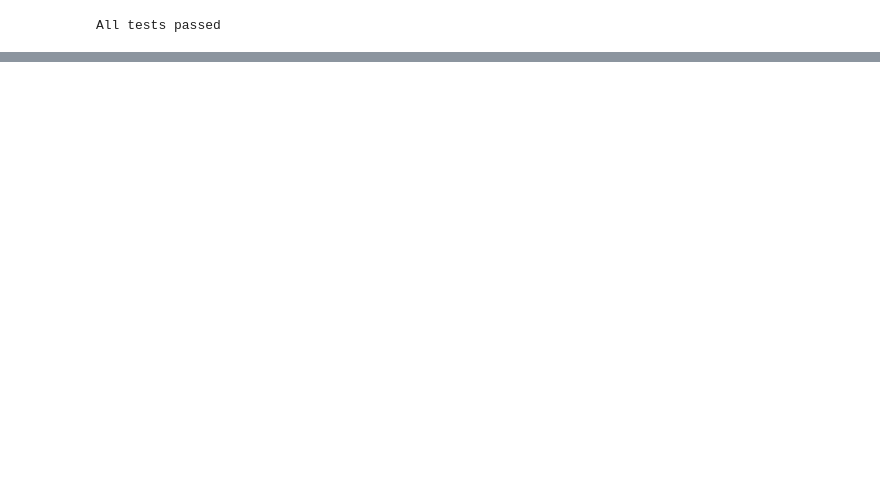
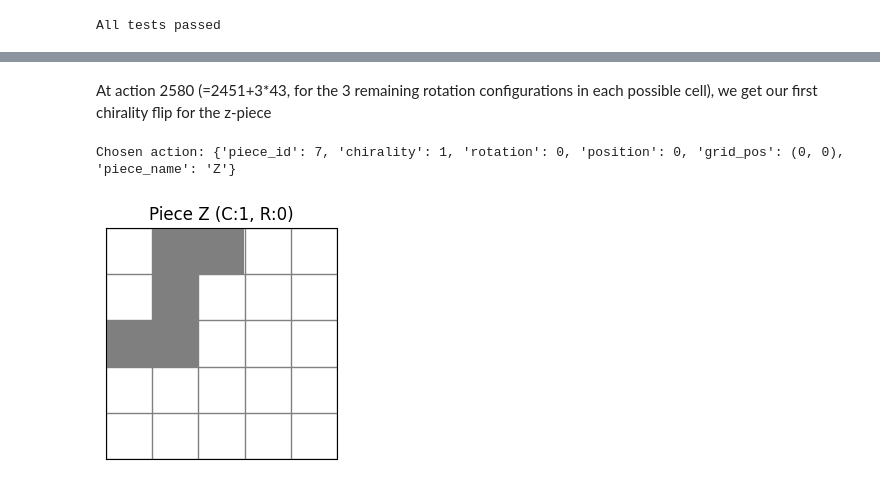
Before and after one commit to bamesserly/apad-puzzle-rl, a Jupyter notebook: apad_env_validation.ipynb, the cells around one changed output, grey strips where cells are left out. Drawn from its saved outputs; the diff is of its cells as text; code cells hidden in the pictures; blank space fills up the shorter version.

```diff
--- a/apad_env_validation.ipynb
+++ b/apad_env_validation.ipynb
@@ -73,0 +103,9 @@ Overlap and reset tests passed!
+# %% [markdown]
+At action 2580 (=2451+3*43, for the 3 remaining rotation configurations in each possible cell), we get our first chirality flip for the z-piece
+# %%
+action = 2580
+print(f"Chosen action: {env.decode_action_verbose(action)}")
+env.visualize_piece(action)
+# %% [output]
+Chosen action: {'piece_id': 7, 'chirality': 1, 'rotation': 0, 'position': 0, 'grid_pos': (0, 0), 'piece_name': 'Z'}
+[figure, added]
```
Also changed, not shown: parts of 11 cells of this notebook, 6 other files.
